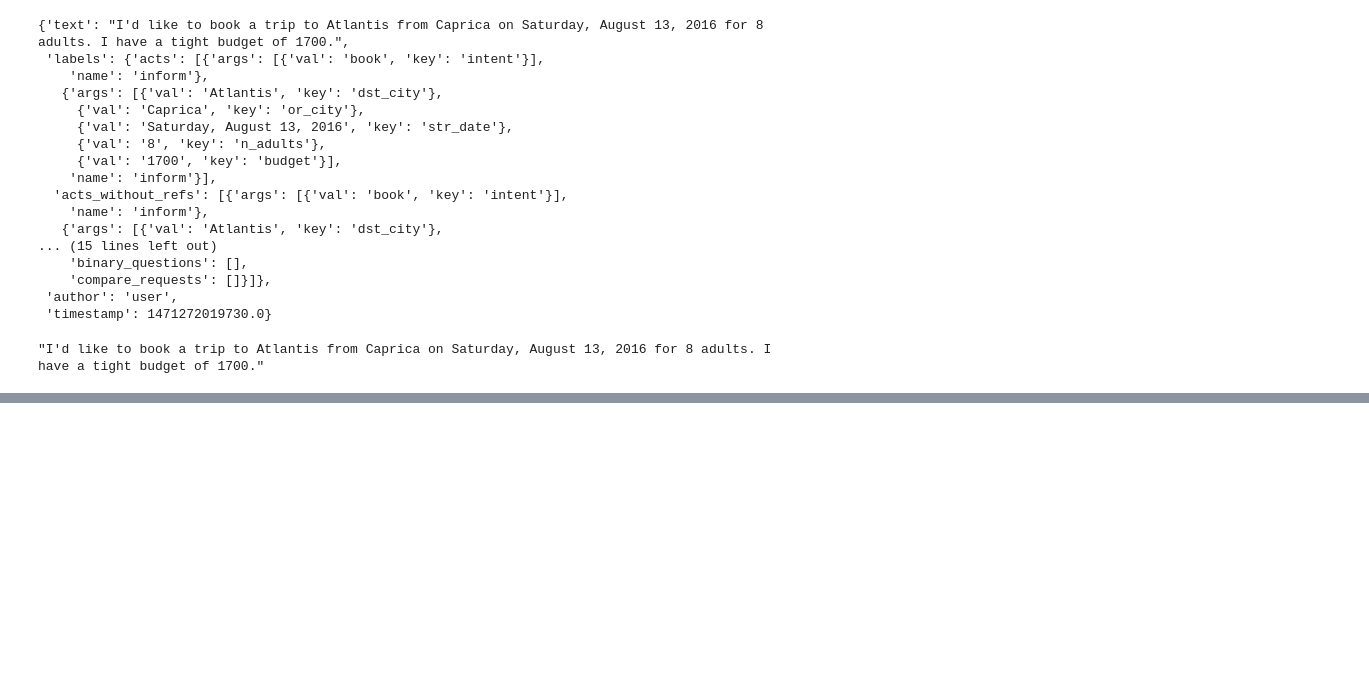
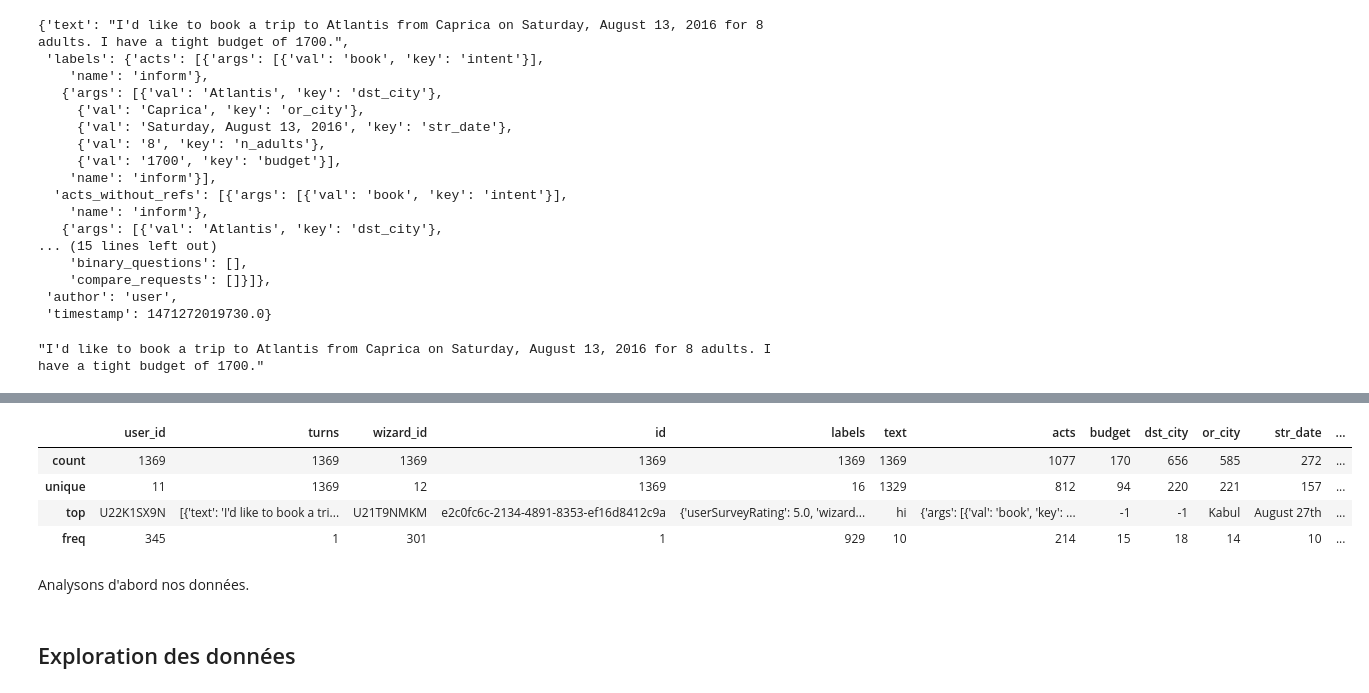
Before and after one commit to AurelieAAN/OP_Project10, a Jupyter notebook: P10_Script_02.ipynb, the cells around one changed output, grey strips where cells are left out. Cells and saved outputs as stored; diff of their text form; code cells hidden in the pictures; blank space fills up the shorter version.

```diff
--- a/P10_Script_02.ipynb
+++ b/P10_Script_02.ipynb
@@ -134,0 +141,2 @@ df["labels"][0]
+# %%
+df["or_city"] = df["acts"].apply(lambda x: process_keyval(x, "or_city"))
@@ -134,0 +149,12 @@ df["labels"][0]
+# %%
+df.describe()
+# %% [output]
+|  | user_id | turns | wizard_id | id | labels | text | acts | budget | dst_city | or_city | str_date | ... |
+| count | 1369 | 1369 | 1369 | 1369 | 1369 | 1369 | 1077 | 170 | 656 | 585 | 272 | ... |
+| unique | 11 | 1369 | 12 | 1369 | 16 | 1329 | 812 | 94 | 220 | 221 | 157 | ... |
+| top | U22K1SX9N | [{'text': 'I'd like to book a tri... | U21T9NMKM | e2c0fc6c-2134-4891-8353-ef16d8412c9a | {'userSurveyRating': 5.0, 'wizard... | hi | {'args': [{'val': 'book', 'key': ... | -1 | -1 | Kabul | August 27th | ... |
+| freq | 345 | 1 | 301 | 1 | 929 | 10 | 214 | 15 | 18 | 14 | 10 | ... |
+# %% [markdown]
+Analysons d'abord nos données.
+# %% [markdown]
+## Exploration des données
```
Also changed, not shown: parts of 77 cells of this notebook.
